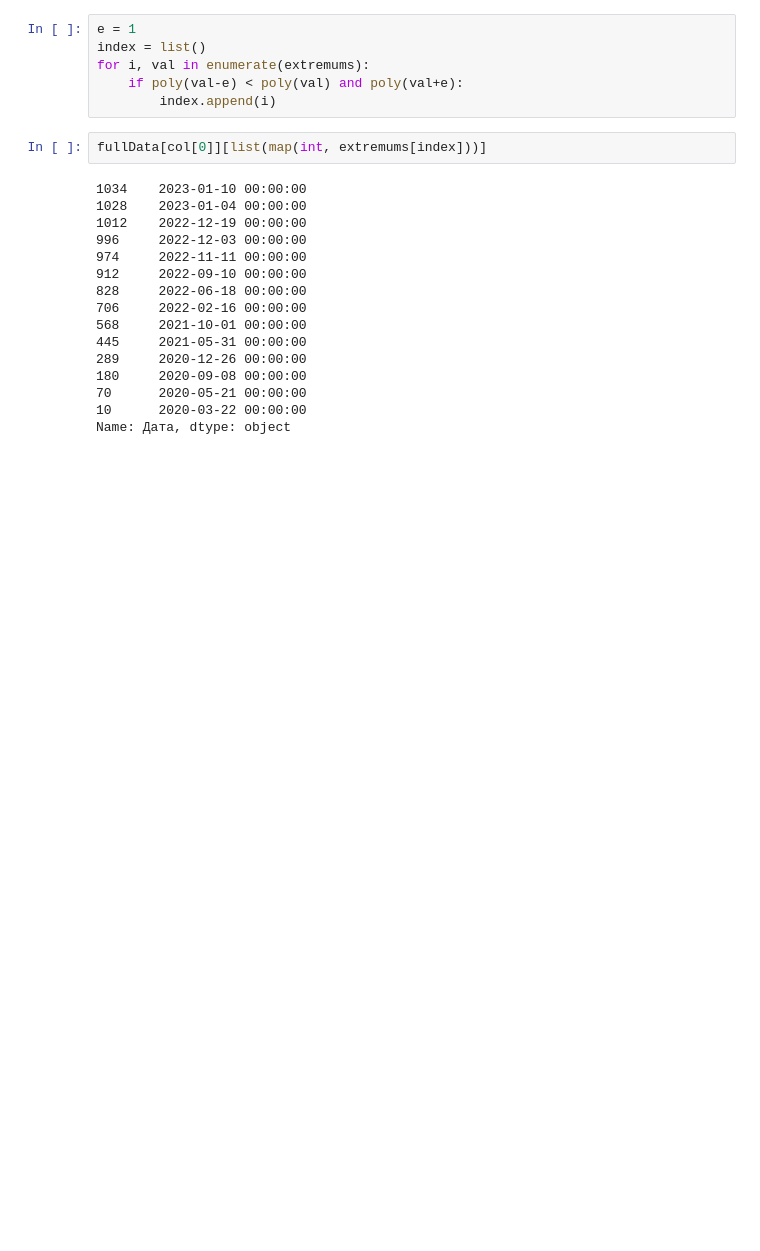
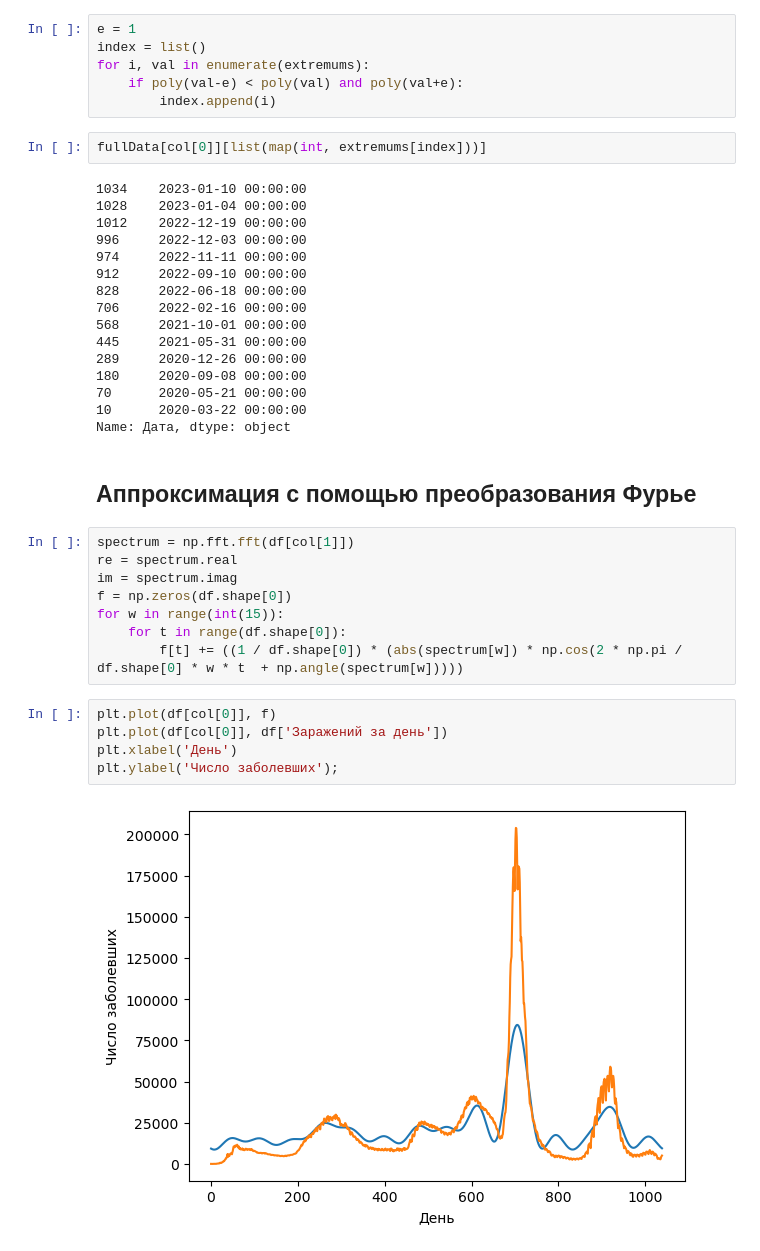
Before and after one commit to MatiXxD/TSA, a Jupyter notebook: lesson1/dz1.ipynb, the cells around one changed output. Saved outputs shown, nothing was run; the diff lists cells and outputs as text; blank space fills up the shorter version.

```diff
--- a/lesson1/dz1.ipynb
+++ b/lesson1/dz1.ipynb
@@ -177,3 +177,20 @@ fullData[col[0]][list(map(int, extremums[index]))]
 70      2020-05-21 00:00:00
 10      2020-03-22 00:00:00
 Name: Дата, dtype: object
+# %% [markdown]
+## Аппроксимация с помощью преобразования Фурье
+# %%
+spectrum = np.fft.fft(df[col[1]])
+re = spectrum.real
+im = spectrum.imag
+f = np.zeros(df.shape[0])
+for w in range(int(15)):
+    for t in range(df.shape[0]):
+        f[t] += ((1 / df.shape[0]) * (abs(spectrum[w]) * np.cos(2 * np.pi / df.shape[0] * w * t  + np.angle(spectrum[w]))))
+# %%
+plt.plot(df[col[0]], f)
+plt.plot(df[col[0]], df['Заражений за день'])
+plt.xlabel('День')
+plt.ylabel('Число заболевших');
+# %% [output]
+[figure, added]
```
Also changed, not shown: parts of 1 cell of this notebook.
